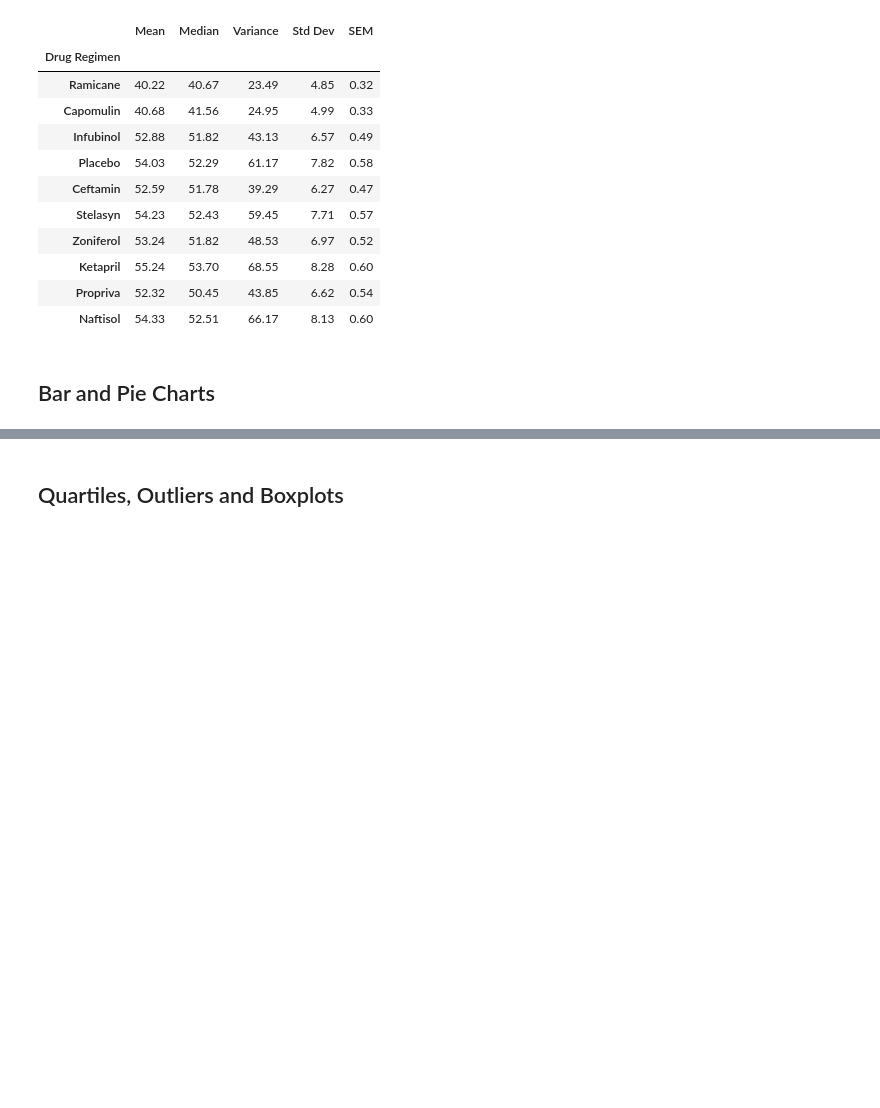
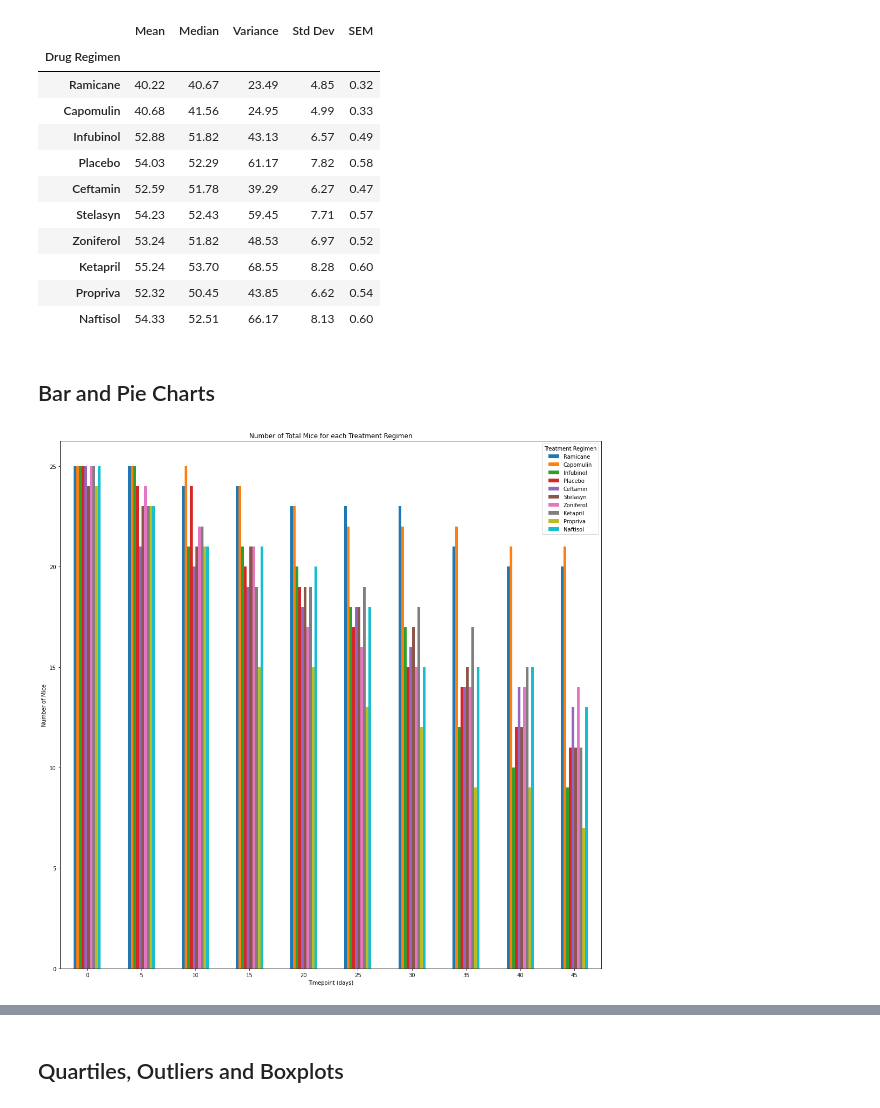
Before and after one commit to etassone1974/matplotlib-challenge, a Jupyter notebook: pymaceuticals_starter.ipynb, the cells around one changed output, grey strips where cells are left out. Saved outputs shown, nothing was run; the diff lists cells and outputs as text; code cells hidden in the pictures; blank space fills up the shorter version.

```diff
--- a/pymaceuticals_starter.ipynb
+++ b/pymaceuticals_starter.ipynb
@@ -187,0 +167,35 @@ Summary Statistics of the Tumour Volume for Each Drug Regimen
+# %%
+# Generate a bar plot showing the total number of mice for each treatment throughout the course of the study using pandas.
+
+# Timepoints are 0,5,10,15,20,25,30,35,45 inclusive
+# Drug Regimens are Ramicane, Capomulin, Infubinol, Placebo, Ceftamin, Stelasyn, Zoniferol, Ketapril, Propiva, Naftisol
+
+num_mice_regimen = mouse_full_clean.groupby(["Drug Regimen", "Timepoint"], sort=False)["Mouse ID"].size()
+
+num_mice_summary = pd.DataFrame( {
+                            "Ramicane" : num_mice_regimen["Ramicane"],
+                            "Capomulin" : num_mice_regimen["Capomulin"],
+                            "Infubinol" : num_mice_regimen["Infubinol"],
+                            "Placebo" : num_mice_regimen["Placebo"],
+                            "Ceftamin" : num_mice_regimen["Ceftamin"],
+                            "Stelasyn" : num_mice_regimen["Stelasyn"],
+                            "Zoniferol" : num_mice_regimen["Zoniferol"],
+                            "Ketapril" : num_mice_regimen["Ketapril"],
+                            "Propriva" : num_mice_regimen["Propriva"],
+                            "Naftisol" : num_mice_regimen["Naftisol"]
+                            },
+                           )
+
+%matplotlib inline
+ax = num_mice_summary.plot(kind="bar", figsize=(18,18), rot=0, width=0.5, title="Number of Total Mice for each Treatment Regimen", xlabel="Timepoint (days)", ylabel="Number of Mice");
+# ax.set_title("Number of Total Mice for each Treatment Regimen")
+# ax.set_xlabel("Timepoint (days)")
+# ax.set_ylabel("Number of Mice")
+plt.legend(title="Treatment Regimen")
+# plt.xlim(min, max) # range on the x axis
+# plt.ylim(min, max) # range on the y axis
+# plt.show()
+# num_mice_summary
+pass;
+# %% [output]
+[figure, added]
```
Also changed, not shown: parts of 9 cells of this notebook, 2 other files.
